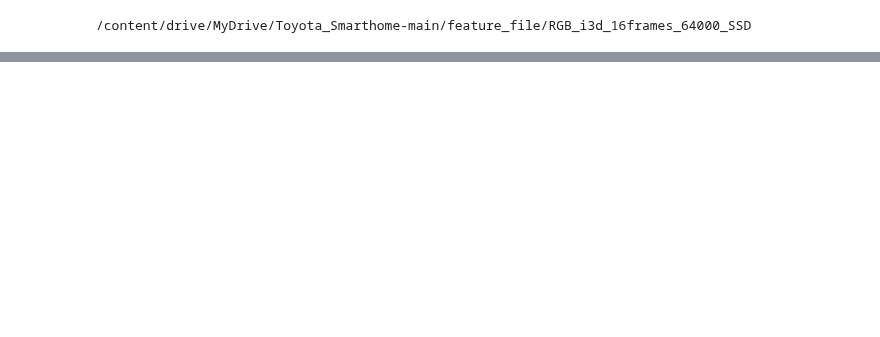
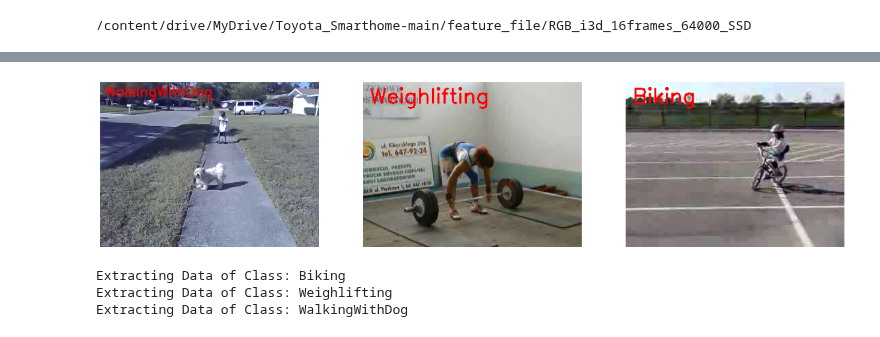
Before and after one commit to IENORI/ICT3104, a Jupyter notebook: main.ipynb, the cells around one changed output, grey strips where cells are left out. Drawn from its saved outputs; the diff is of its cells as text; code cells hidden in the pictures; blank space fills up the shorter version.

```diff
--- a/main.ipynb
+++ b/main.ipynb
@@ -590,0 +528,43 @@ print(epoch.value)
+# %%
+# Create a Matplotlib figure
+plt.figure(figsize = (30, 30))
+
+# Get Names of all classes in UCF50
+all_classes_names = os.listdir('trainVideos')
+
+# Generate a random sample of images each time the cell runs
+random_range = random.sample(range(len(all_classes_names)), 3)
+
+# Iterating through all the random samples
+for counter, random_index in enumerate(random_range, 1):
+
+    # Getting Class Name using Random Index
+    selected_class_Name = all_classes_names[random_index]
+
+    # Getting a list of all the video files present in a Class Directory
+    video_files_names_list = os.listdir(f'trainVideos/{selected_class_Name}')
+
+    # Randomly selecting a video file
+    selected_video_file_name = random.choice(video_files_names_list)
+
+    # Reading the Video File Using the Video Capture
+    video_reader = cv2.VideoCapture(f'trainVideos/{selected_class_Name}/{selected_video_file_name}')
+
+    # Reading The First Frame of the Video File
+    _, bgr_frame = video_reader.read()
+
+    # Closing the VideoCapture object and releasing all resources.
+    video_reader.release()
+
+    # Converting the BGR Frame to RGB Frame
+    rgb_frame = cv2.cvtColor(bgr_frame, cv2.COLOR_BGR2RGB)
+
+    # Adding The Class Name Text on top of the Video Frame.
+    cv2.putText(rgb_frame, selected_class_Name, (10, 30), cv2.FONT_HERSHEY_SIMPLEX, 1, (255, 0, 0), 2)
+
+    # Assigning the Frame to a specific position of a subplot
+    plt.subplot(5, 4, counter)
+    plt.imshow(rgb_frame)
+    plt.axis('off')
+# %% [output]
+[figure, added]
@@ -590,0 +652,6 @@ print(epoch.value)
+# %%
+features, labels = create_dataset()
+# %% [output]
+Extracting Data of Class: Biking
+Extracting Data of Class: Weighlifting
+Extracting Data of Class: WalkingWithDog
```
Also changed, not shown: parts of 44 cells of this notebook.
